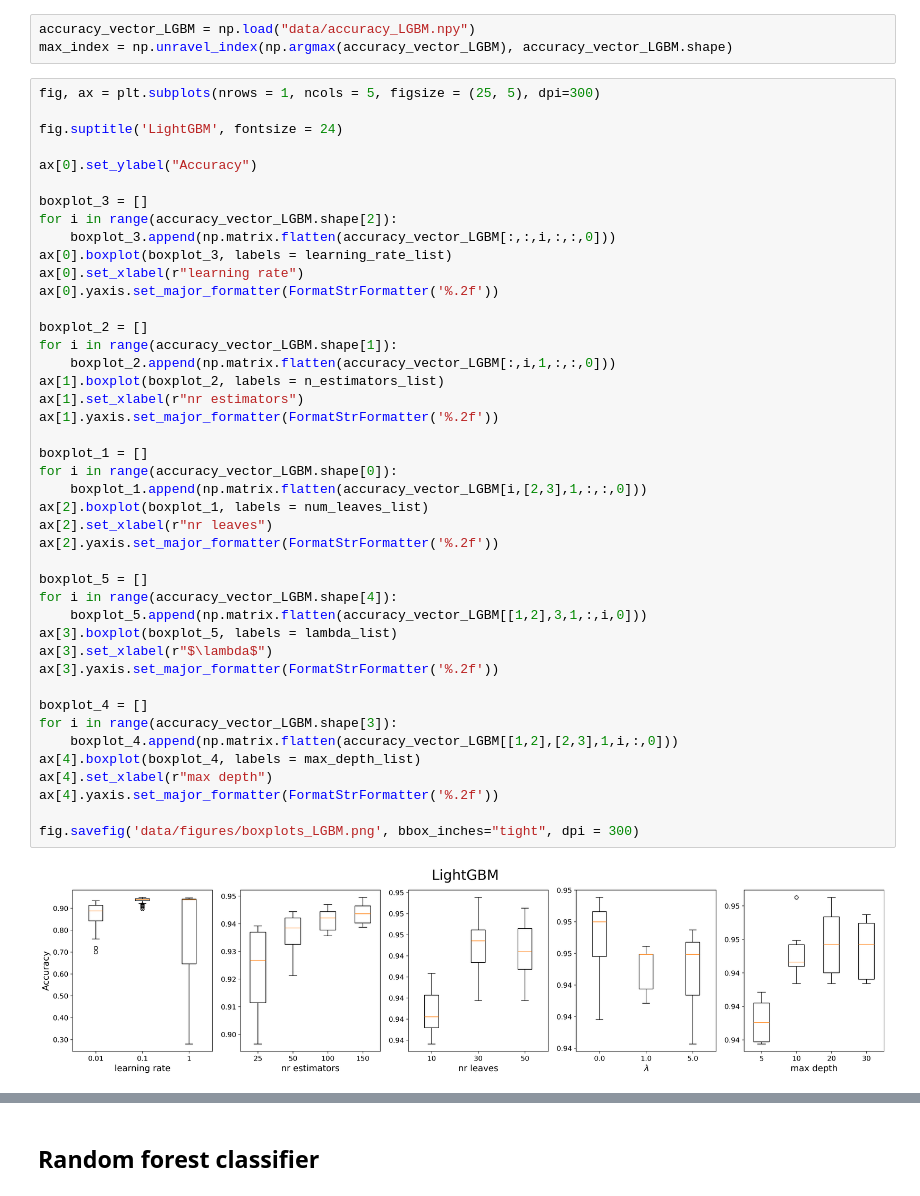
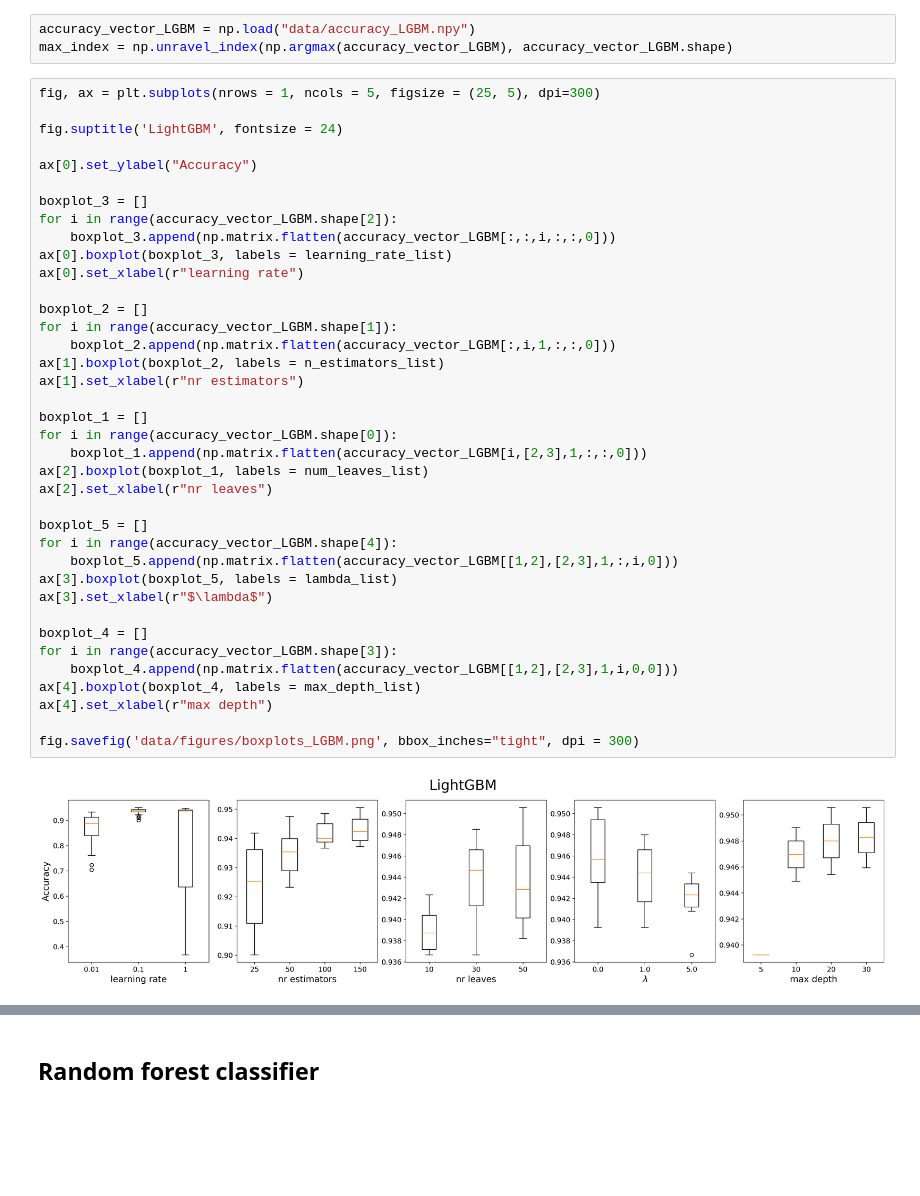
Before and after one commit to LorenzoRimella/ML_tunneling, a Jupyter notebook: model_selection_training.ipynb, the cells around one changed output, grey strips where cells are left out. Cells and saved outputs as stored; diff of their text form; blank space fills up the shorter version.

```diff
--- a/model_selection_training.ipynb
+++ b/model_selection_training.ipynb
@@ -395,39 +396,34 @@ ax[0].set_ylabel("Accuracy")
 boxplot_3 = []
 for i in range(accuracy_vector_LGBM.shape[2]):
     boxplot_3.append(np.matrix.flatten(accuracy_vector_LGBM[:,:,i,:,:,0]))
 ax[0].boxplot(boxplot_3, labels = learning_rate_list)
 ax[0].set_xlabel(r"learning rate")
-ax[0].yaxis.set_major_formatter(FormatStrFormatter('%.2f'))
 
 boxplot_2 = []
 for i in range(accuracy_vector_LGBM.shape[1]):
     boxplot_2.append(np.matrix.flatten(accuracy_vector_LGBM[:,i,1,:,:,0]))
 ax[1].boxplot(boxplot_2, labels = n_estimators_list)
 ax[1].set_xlabel(r"nr estimators")
-ax[1].yaxis.set_major_formatter(FormatStrFormatter('%.2f'))
 
 boxplot_1 = []
 for i in range(accuracy_vector_LGBM.shape[0]):
     boxplot_1.append(np.matrix.flatten(accuracy_vector_LGBM[i,[2,3],1,:,:,0]))
 ax[2].boxplot(boxplot_1, labels = num_leaves_list)
 ax[2].set_xlabel(r"nr leaves")
-ax[2].yaxis.set_major_formatter(FormatStrFormatter('%.2f'))
 
 boxplot_5 = []
 for i in range(accuracy_vector_LGBM.shape[4]):
-    boxplot_5.append(np.matrix.flatten(accuracy_vector_LGBM[[1,2],3,1,:,i,0]))
+    boxplot_5.append(np.matrix.flatten(accuracy_vector_LGBM[[1,2],[2,3],1,:,i,0]))
 ax[3].boxplot(boxplot_5, labels = lambda_list)
 ax[3].set_xlabel(r"$\lambda$")
-ax[3].yaxis.set_major_formatter(FormatStrFormatter('%.2f'))
 
 boxplot_4 = []
 for i in range(accuracy_vector_LGBM.shape[3]):
-    boxplot_4.append(np.matrix.flatten(accuracy_vector_LGBM[[1,2],[2,3],1,i,:,0]))
+    boxplot_4.append(np.matrix.flatten(accuracy_vector_LGBM[[1,2],[2,3],1,i,0,0]))
 ax[4].boxplot(boxplot_4, labels = max_depth_list)
 ax[4].set_xlabel(r"max depth")
-ax[4].yaxis.set_major_formatter(FormatStrFormatter('%.2f'))
 
 fig.savefig('data/figures/boxplots_LGBM.png', bbox_inches="tight", dpi = 300)
 # %% [output]
-[figure, old version]
+[figure, new version]
 # %%
```
Also changed, not shown: parts of 26 cells of this notebook, 10 other files.
